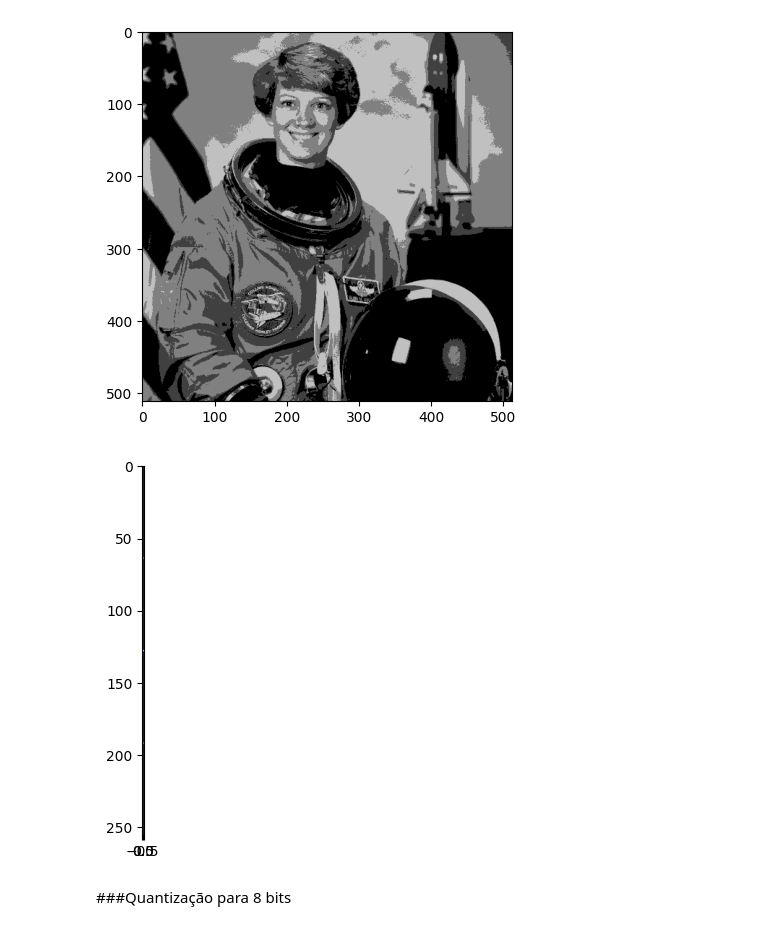
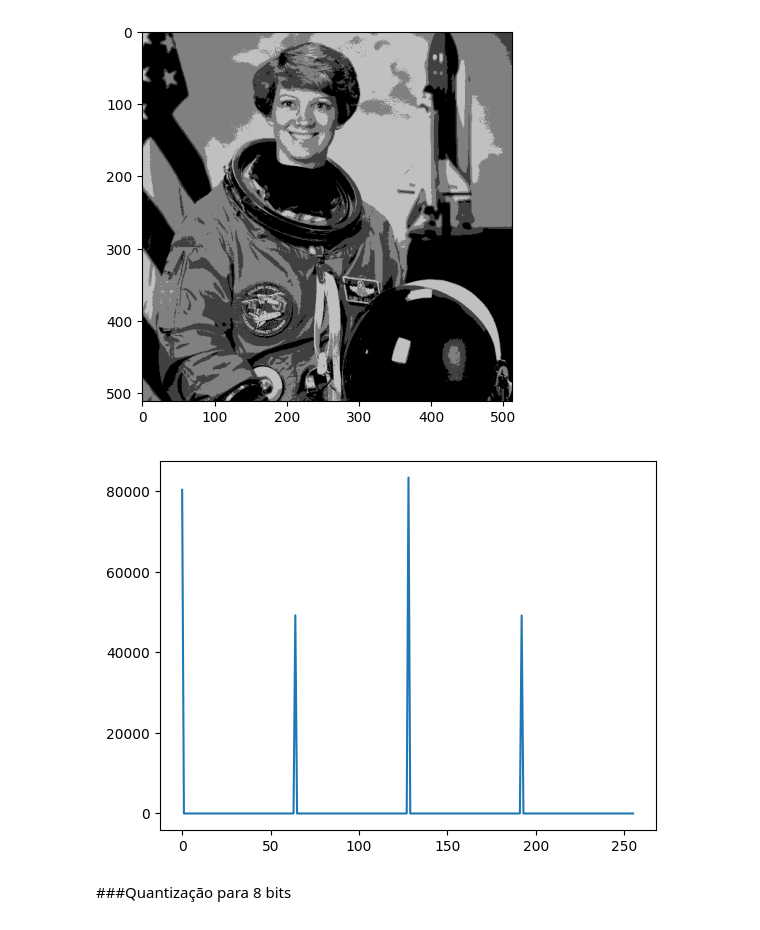
Before and after one commit to IagoMagalhaes23/BBP1026---PROCESSAMENTO-DIGITAL-DE-IMAGENS, a Jupyter notebook: Efeito_da_quantização_e_amostragem_Iago_Magalhaes.ipynb, the cells around one changed output. Saved outputs shown, nothing was run; the diff lists cells and outputs as text; code cells hidden in the pictures.

```diff
--- a/Efeito_da_quantização_e_amostragem_Iago_Magalhaes.ipynb
+++ b/Efeito_da_quantização_e_amostragem_Iago_Magalhaes.ipynb
@@ -97,12 +88,12 @@ plt.show()
 64
 [figure]
 # %%
-#Calculando histograma
-hist = cv2.calcHist([imagem4b],[0],None,[256],[0,256])
-plt.imshow(hist)
+#Histograma
+hist4b = cv2.calcHist([imagem4b],[0],None,[256],[0,256])
+plt.plot(hist4b)
 plt.show()
 # %% [output]
-[figure, old version]
+[figure, new version]
 # %% [markdown]
 ###Quantização para 8 bits
 # %%
```
Also changed, not shown: parts of 6 cells of this notebook.
